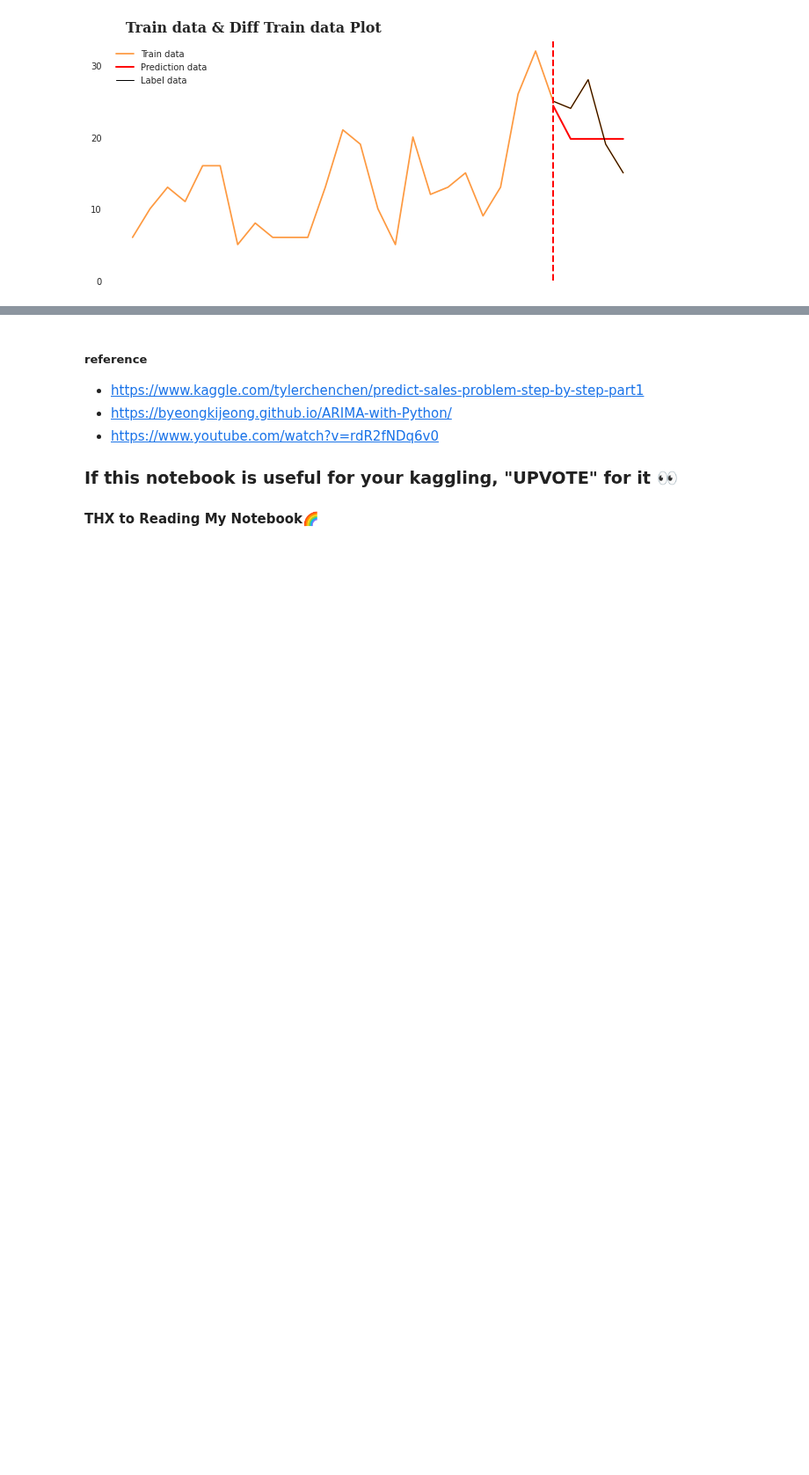
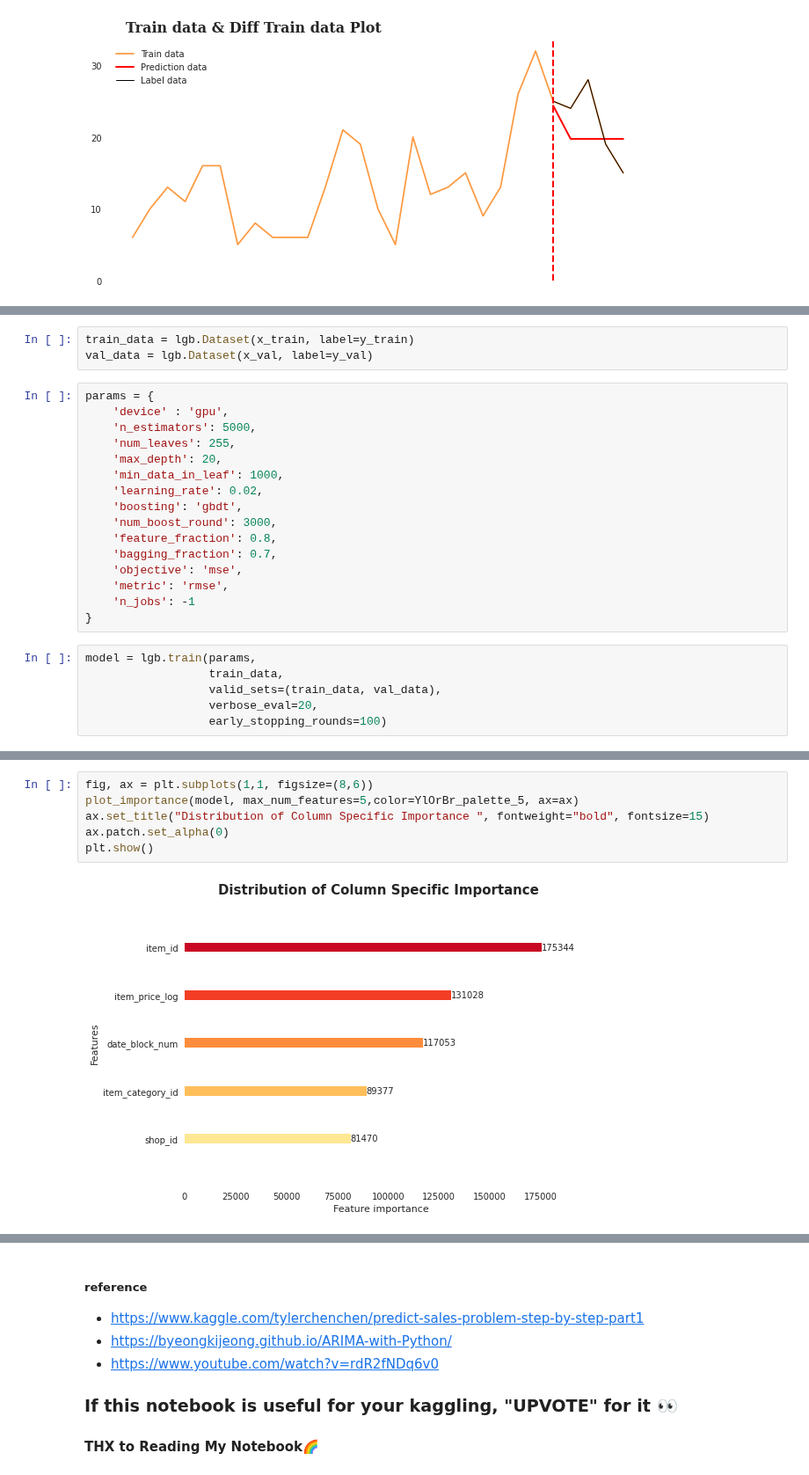
Before and after one commit to jerife/Kaggle, a Jupyter notebook: 11 Predict Future Sales.ipynb, the cells around one changed output, grey strips where cells are left out. Shown at 88% size. Drawn from its saved outputs; the diff is of its cells as text; blank space fills up the shorter version.

Commit message:
feat. ARIMA / LightGBM Modeling

```diff
--- a/11 Predict Future Sales.ipynb
+++ b/11 Predict Future Sales.ipynb
@@ -801,0 +915,25 @@ plt.show()
+# %%
+train_data = lgb.Dataset(x_train, label=y_train)
+val_data = lgb.Dataset(x_val, label=y_val)
+# %%
+params = {
+    'device' : 'gpu',
+    'n_estimators': 5000,
+    'num_leaves': 255,
+    'max_depth': 20,
+    'min_data_in_leaf': 1000,
+    'learning_rate': 0.02,
+    'boosting': 'gbdt',
+    'num_boost_round': 3000,
+    'feature_fraction': 0.8,
+    'bagging_fraction': 0.7,
+    'objective': 'mse',
+    'metric': 'rmse',
+    'n_jobs': -1
+}
+# %%
+model = lgb.train(params,
+                  train_data,
+                  valid_sets=(train_data, val_data),
+                  verbose_eval=20,
+                  early_stopping_rounds=100)
@@ -801,0 +963,8 @@ plt.show()
+# %%
+fig, ax = plt.subplots(1,1, figsize=(8,6))
+plot_importance(model, max_num_features=5,color=YlOrBr_palette_5, ax=ax)
+ax.set_title("Distribution of Column Specific Importance ", fontweight="bold", fontsize=15)
+ax.patch.set_alpha(0)
+plt.show()
+# %% [output]
+[figure, added]
```
Also changed, not shown: parts of 29 cells of this notebook.
